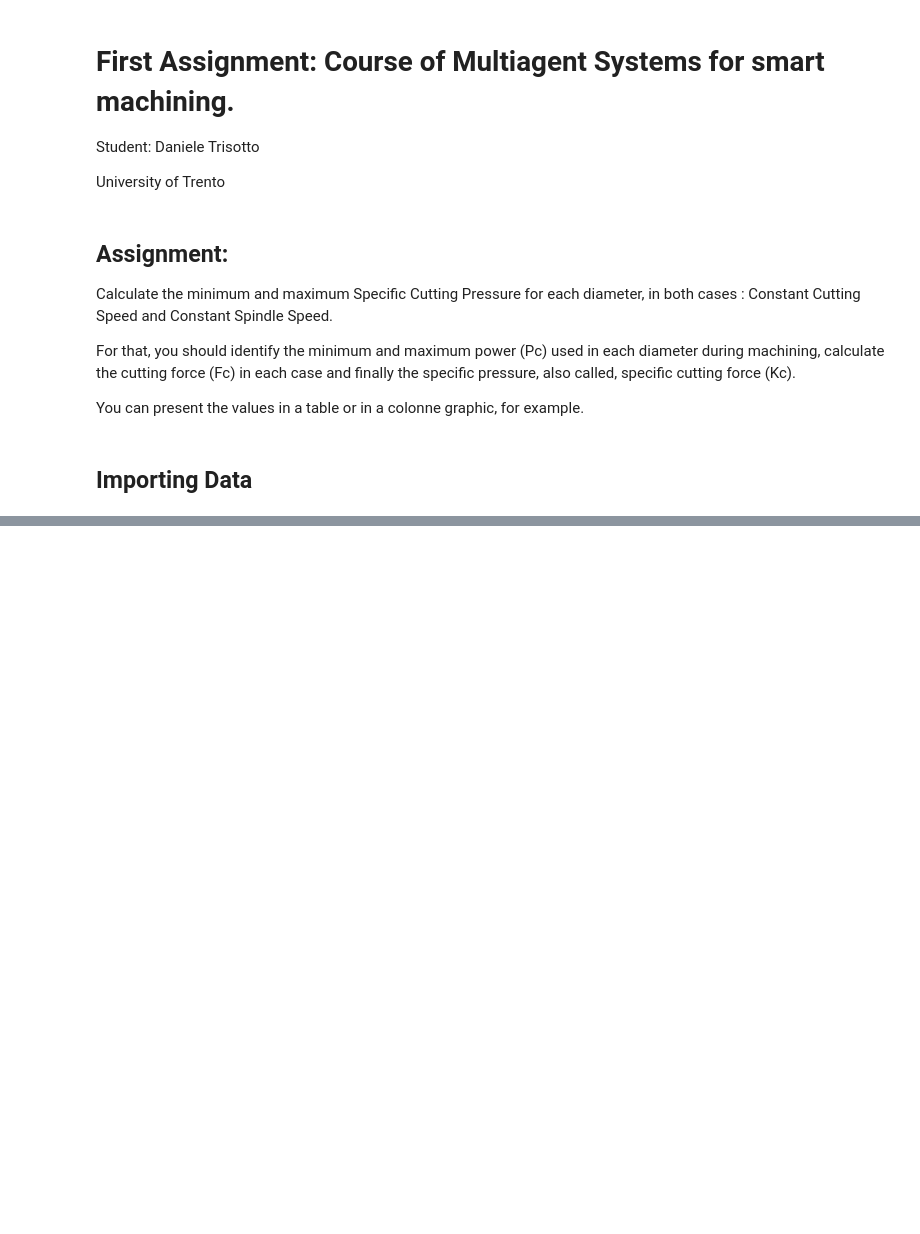
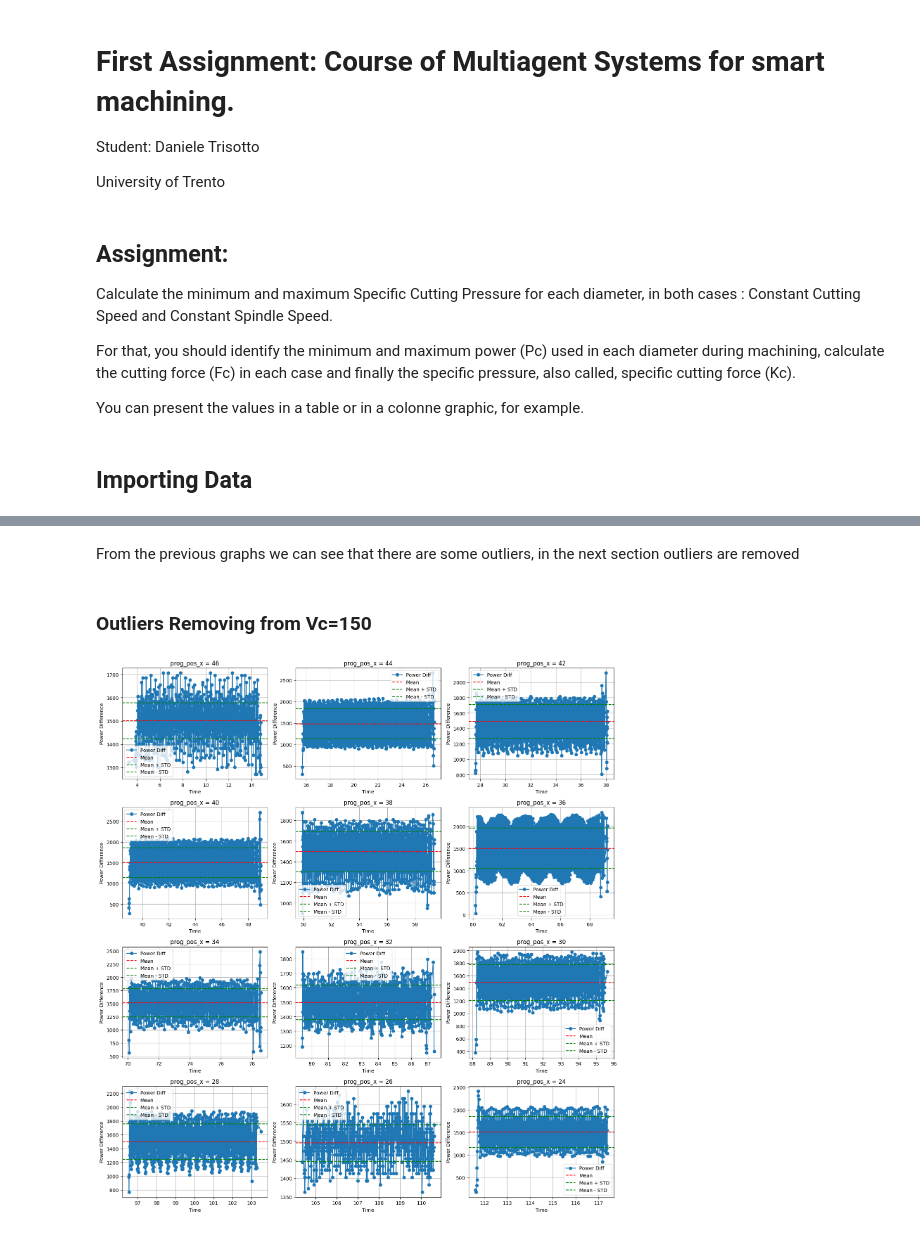
Before and after one commit to DanTrisi/MASSM-Daniele, a Jupyter notebook: FirstAssignmentDanieleTrisotto.ipynb, the cells around one changed output, grey strips where cells are left out. Saved outputs shown, nothing was run; the diff lists cells and outputs as text; code cells hidden in the pictures; blank space fills up the shorter version.

```diff
--- a/FirstAssignmentDanieleTrisotto.ipynb
+++ b/FirstAssignmentDanieleTrisotto.ipynb
@@ -138,0 +138,76 @@ prog_pos_x
+# %% [markdown]
+From the previous graphs we can see that there are some outliers, in the next section outliers are removed
+# %% [markdown]
+### Outliers Removing from Vc=150
+# %%
+from sklearn.cluster import DBSCAN
+import numpy as np
+import matplotlib.pyplot as plt
+from collections import Counter
+import pandas as pd
+
+# Lista dei diametri
+prog_values = list(range(46, 23, -2))
+
+# Imposta subplot
+n_cols = 3
+n_rows = (len(prog_values) + n_cols - 1) // n_cols
+fig, axes = plt.subplots(n_rows, n_cols, figsize=(15, n_rows*4))
+axes = axes.flatten()
+
+# Nuovo DataFrame per salvare tutti i dati puliti
+df_150 = pd.DataFrame()
+
+for i, prog in enumerate(prog_values):
+    df_prog = dfC150_filtered[dfC150_filtered['prog_pos_x'] == prog]
+    if df_prog.empty:
+        continue
+
+    # DBSCAN su tempo
+    time_values = df_prog['time'].values.reshape(-1, 1)
+    db = DBSCAN(eps=2.0, min_samples=5)
+    labels = db.fit_predict(time_values)
+
+    label_counts = Counter(labels)
+    if -1 in label_counts:
+        del label_counts[-1]
+    if not label_counts:
+        continue
+
+    main_cluster = label_counts.most_common(1)[0][0]
+    df_cluster = df_prog[labels == main_cluster]
+
+    # deviazione robusta e filtro amplitude outliers
+    median_val = df_cluster['power_diff'].median()
+    mad_val = np.median(np.abs(df_cluster['power_diff'] - median_val))
+    robust_std = 1.4826 * mad_val
+    df_cluster_clean = df_cluster[np.abs(df_cluster['power_diff'] - median_val) <= 3 * robust_std]
+
+    # salva i dati puliti nel DataFrame complessivo
+    df_150 = pd.concat([df_150, df_cluster_clean], ignore_index=True)
+
+    # ricalcolo media e std per plot
+    mean_val = df_cluster_clean['power_diff'].mean()
+    std_val = df_cluster_clean['power_diff'].std()
+
+    # plot
+    ax = axes[i]
+    ax.plot(df_cluster_clean['time'], df_cluster_clean['power_diff'], marker='o', linestyle='-', label='Power Diff')
+    ax.axhline(mean_val, color='red', linestyle='--', label='Mean')
+    ax.axhline(mean_val + std_val, color='green', linestyle='--', label='Mean + STD')
+    ax.axhline(mean_val - std_val, color='green', linestyle='--', label='Mean - STD')
+
+    ax.set_title(f'prog_pos_x = {prog}')
+    ax.set_xlabel('Time')
+    ax.set_ylabel('Power Difference')
+    ax.grid(True)
+    ax.legend()
+
+# rimuove eventuali subplot vuoti
+for j in range(i+1, len(axes)):
+    fig.delaxes(axes[j])
+
+plt.tight_layout()
+plt.show()
+# %% [output]
+[figure, added]
```
Also changed, not shown: parts of 13 cells of this notebook, 2 other files.
